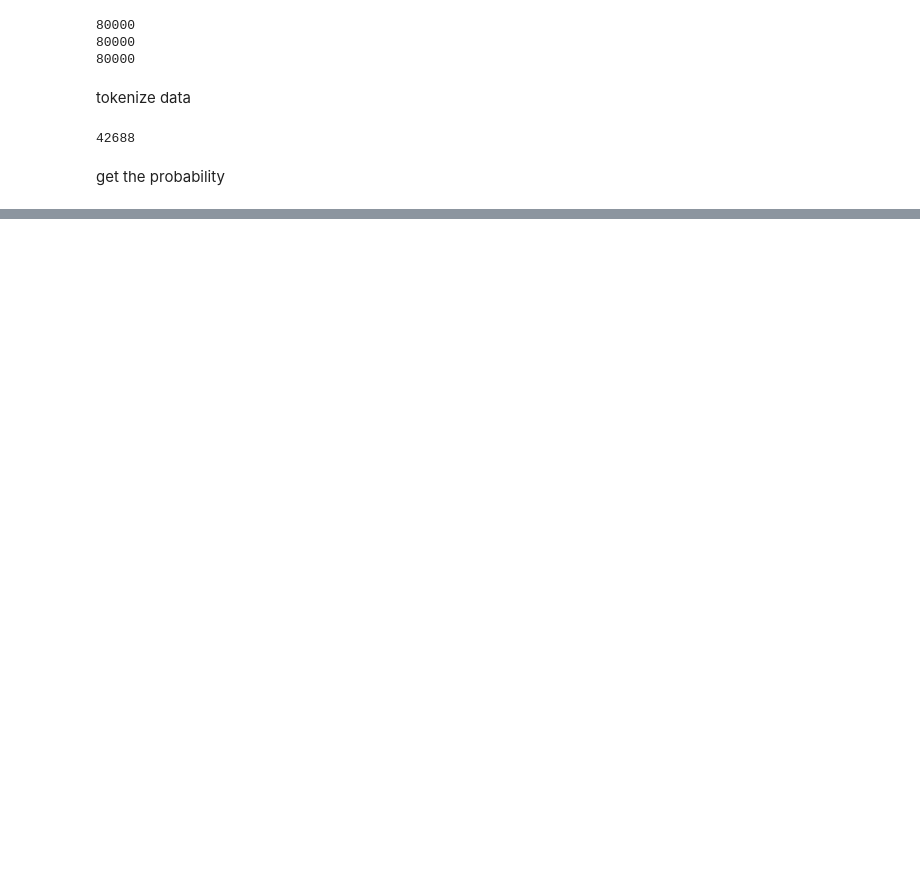
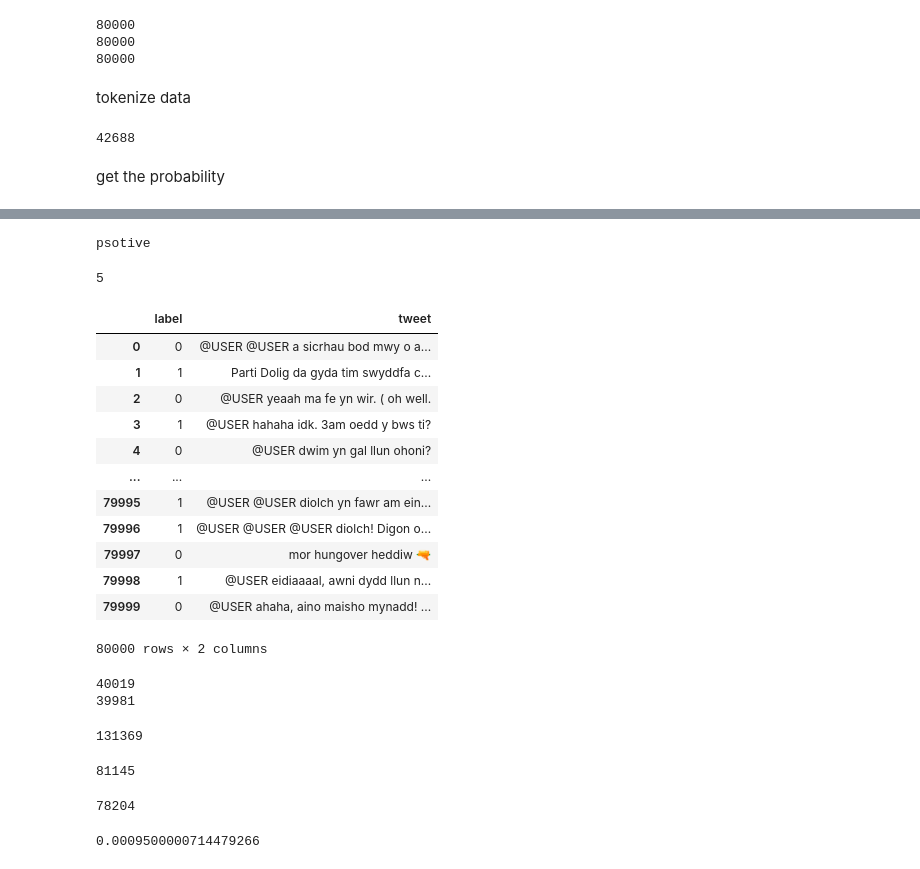
Before and after one commit to saravanamuthu1/sentiment_analysis, a Jupyter notebook: sentiment_analysis_sractch.ipynb, the cells around one changed output, grey strips where cells are left out. Drawn from its saved outputs; the diff is of its cells as text; code cells hidden in the pictures; blank space fills up the shorter version.

```diff
--- a/sentiment_analysis_sractch.ipynb
+++ b/sentiment_analysis_sractch.ipynb
@@ -56,0 +87,9 @@ get the probability
+# %%
+result=max(probability_value_positve,probability_value_negative)
+
+if(result==probability_value_positve):
+  print("psotive")
+else:
+  print("negative")
+# %% [output]
+psotive
@@ -56,0 +98,5 @@ get the probability
+# %%
+if t in dict1:
+  print(dict1[t])
+# %% [output]
+5
@@ -56,0 +106,46 @@ get the probability
+# %%
+df=pd.DataFrame(mylist)
+df.columns=["label","tweet"]
+df
+# %% [output]
+|  | label | tweet |
+| 0 | 0 | @USER @USER a sicrhau bod mwy o a... |
+| 1 | 1 | Parti Dolig da gyda tim swyddfa c... |
+| 2 | 0 | @USER yeaah ma fe yn wir. ( oh well. |
+| 3 | 1 | @USER hahaha idk. 3am oedd y bws ti? |
+| 4 | 0 | @USER dwim yn gal llun ohoni? |
+| ... | ... | ... |
+| 79995 | 1 | @USER @USER diolch yn fawr am ein... |
+| 79996 | 1 | @USER @USER @USER diolch! Digon o... |
+| 79997 | 0 | mor hungover heddiw 🔫 |
+| 79998 | 1 | @USER eidiaaaal, awni dydd llun n... |
+| 79999 | 0 | @USER ahaha, aino maisho mynadd! ... |
+80000 rows × 2 columns
+# %%
+positive_frequency=len(df.loc[df.label == '1'])
+negative_frequency=len(df.loc[df.label == "0"])
+print(positive_frequency)
+print(negative_frequency)
+from collections import Counter
+# %% [output]
+40019
+39981
+# %%
+V_freq = Counter(" ".join(df['tweet'].values.tolist()).split(" "))
+# %% [output]
+131369
+# %%
+freq_pos =len(dict2)
+freq_pos
+# %% [output]
+81145
+# %%
+freq_neg = len(dict1)
+freq_neg
+# %% [output]
+78204
+# %%
+logprior = np.log(positive_frequency/negative_frequency)
+print(logprior)
+# %% [output]
+0.0009500000714479266
```
Also changed, not shown: parts of 15 cells of this notebook.
